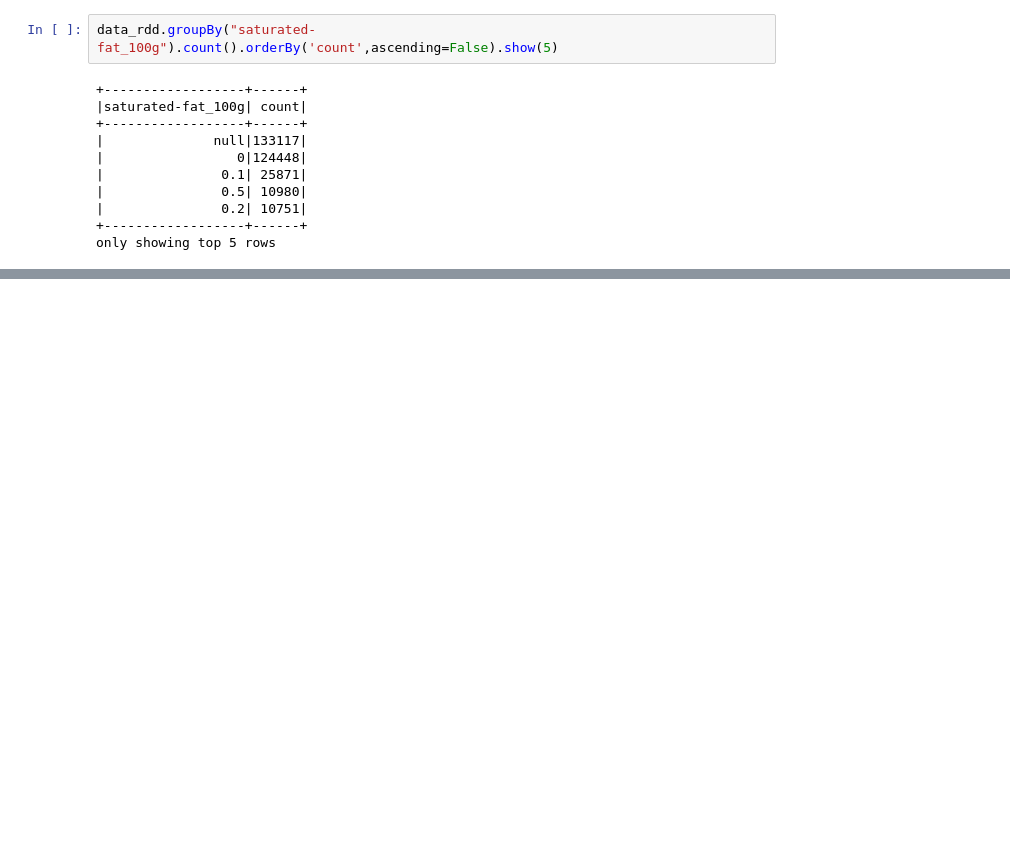
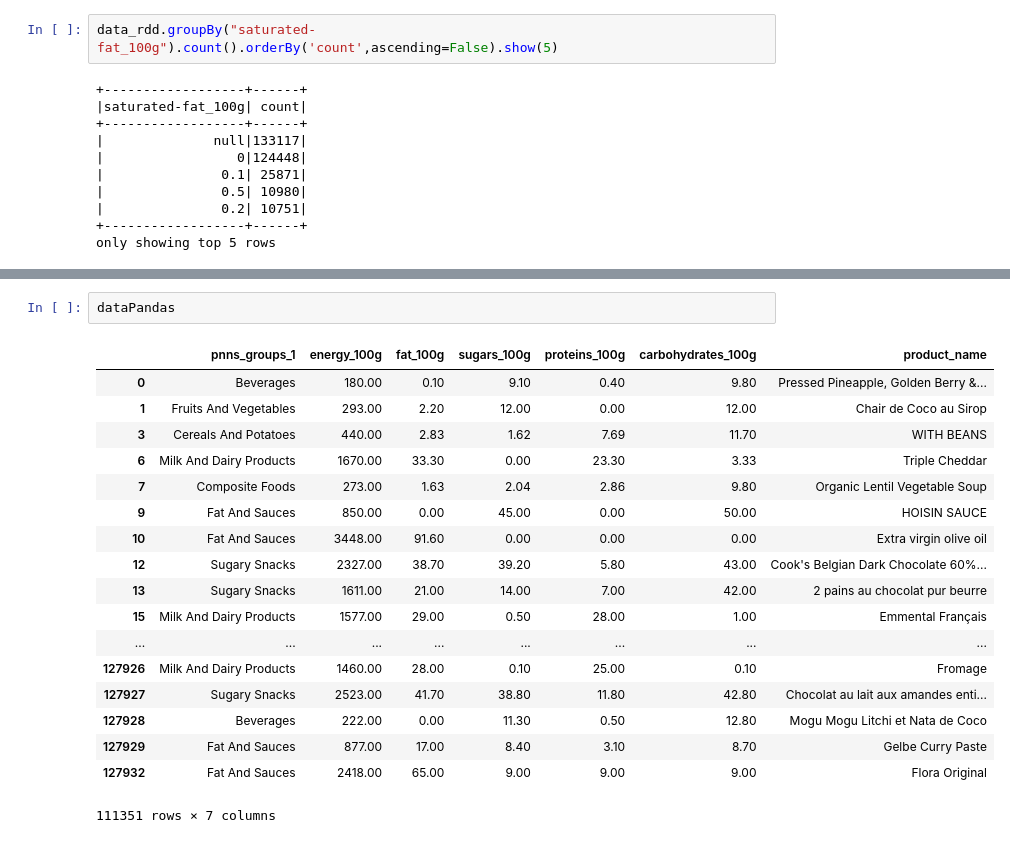
Before and after one commit to mikelassi/Project, a Jupyter notebook: Project.ipynb, the cells around one changed output, grey strips where cells are left out. Cells and saved outputs as stored; diff of their text form; blank space fills up the shorter version.

```diff
--- a/Project.ipynb
+++ b/Project.ipynb
@@ -199,0 +437,21 @@ TypeError: condition should be string or Column
+# %%
+dataPandas
+# %% [output]
+|  | pnns_groups_1 | energy_100g | fat_100g | sugars_100g | proteins_100g | carbohydrates_100g | product_name |
+| 0 | Beverages | 180.00 | 0.10 | 9.10 | 0.40 | 9.80 | Pressed Pineapple, Golden Berry &... |
+| 1 | Fruits And Vegetables | 293.00 | 2.20 | 12.00 | 0.00 | 12.00 | Chair de Coco au Sirop |
+| 3 | Cereals And Potatoes | 440.00 | 2.83 | 1.62 | 7.69 | 11.70 | WITH BEANS |
+| 6 | Milk And Dairy Products | 1670.00 | 33.30 | 0.00 | 23.30 | 3.33 | Triple Cheddar |
+| 7 | Composite Foods | 273.00 | 1.63 | 2.04 | 2.86 | 9.80 | Organic Lentil Vegetable Soup |
+| 9 | Fat And Sauces | 850.00 | 0.00 | 45.00 | 0.00 | 50.00 | HOISIN SAUCE |
+| 10 | Fat And Sauces | 3448.00 | 91.60 | 0.00 | 0.00 | 0.00 | Extra virgin olive oil |
+| 12 | Sugary Snacks | 2327.00 | 38.70 | 39.20 | 5.80 | 43.00 | Cook's Belgian Dark Chocolate 60%... |
+| 13 | Sugary Snacks | 1611.00 | 21.00 | 14.00 | 7.00 | 42.00 | 2 pains au chocolat pur beurre |
+| 15 | Milk And Dairy Products | 1577.00 | 29.00 | 0.50 | 28.00 | 1.00 | Emmental Français |
+| ... | ... | ... | ... | ... | ... | ... | ... |
+| 127926 | Milk And Dairy Products | 1460.00 | 28.00 | 0.10 | 25.00 | 0.10 | Fromage |
+| 127927 | Sugary Snacks | 2523.00 | 41.70 | 38.80 | 11.80 | 42.80 | Chocolat au lait aux amandes enti... |
+| 127928 | Beverages | 222.00 | 0.00 | 11.30 | 0.50 | 12.80 | Mogu Mogu Litchi et Nata de Coco |
+| 127929 | Fat And Sauces | 877.00 | 17.00 | 8.40 | 3.10 | 8.70 | Gelbe Curry Paste |
+| 127932 | Fat And Sauces | 2418.00 | 65.00 | 9.00 | 9.00 | 9.00 | Flora Original |
+111351 rows × 7 columns
```
Also changed, not shown: parts of 24 cells of this notebook.
